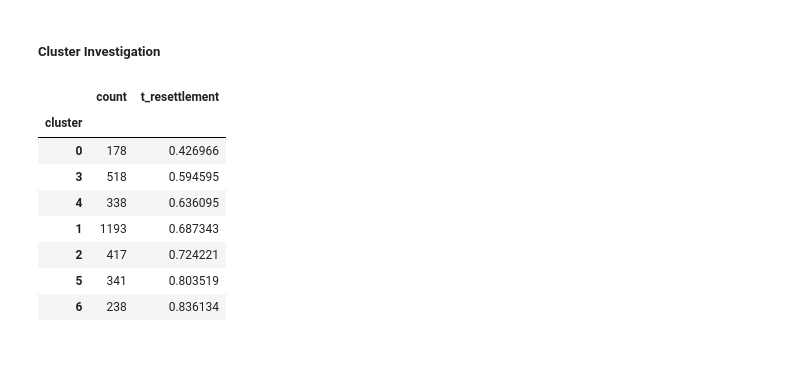
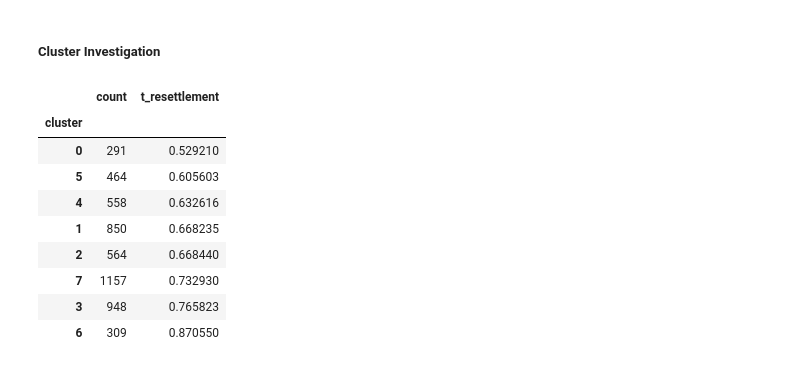
Before and after one commit to smonem/Capstone-Project-Haven, a Jupyter notebook: Notebooks/Unsupervised Learning.ipynb, the cells around one changed output. Saved outputs shown, nothing was run; the diff lists cells and outputs as text; code cells hidden in the pictures.

```diff
--- a/Notebooks/Unsupervised Learning.ipynb
+++ b/Notebooks/Unsupervised Learning.ipynb
@@ -125,7 +129,6 @@ rsp_df.drop(ma, axis=1, inplace=True)
 # Features known before resettling
 pre_feats = [
     "numppl",
-    "qn1c",
     "qn1d",
     "qn1f",
     "qn1g",
@@ -136,13 +139,13 @@ pre_feats = [
     "qn3a",
     "qn4a",
     "qn4c",
-    "qn1k",
     "qn1jyear",
     "t_resettlement",
 ]
 
 # Features of current life
 post_feats = [
+    "qn1c",
     "qn4b",
     "qn4e",
     "qn4j",
@@ -333,7 +336,7 @@ The hyper-parameters that we will use here are 15 for n_neighbors and 0 for min_
 # %%
 # Final UMAP visualization
 embeddings = umap.UMAP(
-    n_components=2, n_neighbors=15, min_dist=0, random_state=42
+    n_components=2, n_neighbors=100, min_dist=0, random_state=42
 ).fit_transform(X)
 
 params["method"] = "UMAP"
@@ -345,7 +348,7 @@ viz_reduction(add_info_to_reduced(embeddings, pre_df), params)
 # %% [markdown]
 HDBSCAN is used here as it is not only well suited to complex cluster patterns, but it also has in-built outlier detection.
 # %%
-hdb = HDBSCAN(min_cluster_size=75)
+hdb = HDBSCAN(min_cluster_size=100)
 hdb.fit(embeddings)
 
 pre_df["cluster"] = hdb.labels_
@@ -365,27 +368,30 @@ viz_reduction(
 ##### Cluster Investigation
 # %%
 # Size and average success rate of each cluster
+df = pre_df[pre_df["cluster"] != -1]
+
 cluster_stats = pd.concat(
     [
-        pre_df.groupby("cluster")["cluster"].count(),
-        pre_df.groupby("cluster")["t_resettlement"].mean(),
+        df.groupby("cluster")["cluster"].count(),
+        df.groupby("cluster")["t_resettlement"].mean(),
     ],
     axis=1,
 ).sort_values(by="t_resettlement")
 
 cluster_stats.rename(columns={"cluster": "count"}, inplace=True)
 
 cluster_stats
 # %% [output]
 |  | count | t_resettlement |
 | cluster |  |  |
-| 0 | 178 | 0.426966 |
-| 3 | 518 | 0.594595 |
-| 4 | 338 | 0.636095 |
-| 1 | 1193 | 0.687343 |
-| 2 | 417 | 0.724221 |
-| 5 | 341 | 0.803519 |
-| 6 | 238 | 0.836134 |
+| 0 | 291 | 0.529210 |
+| 5 | 464 | 0.605603 |
+| 4 | 558 | 0.632616 |
+| 1 | 850 | 0.668235 |
+| 2 | 564 | 0.668440 |
+| 7 | 1157 | 0.732930 |
+| 3 | 948 | 0.765823 |
+| 6 | 309 | 0.870550 |
 # %%
 # Mean values for all numeric qns in data
 mean_numeric = (
```
Also changed, not shown: parts of 10 cells of this notebook.
